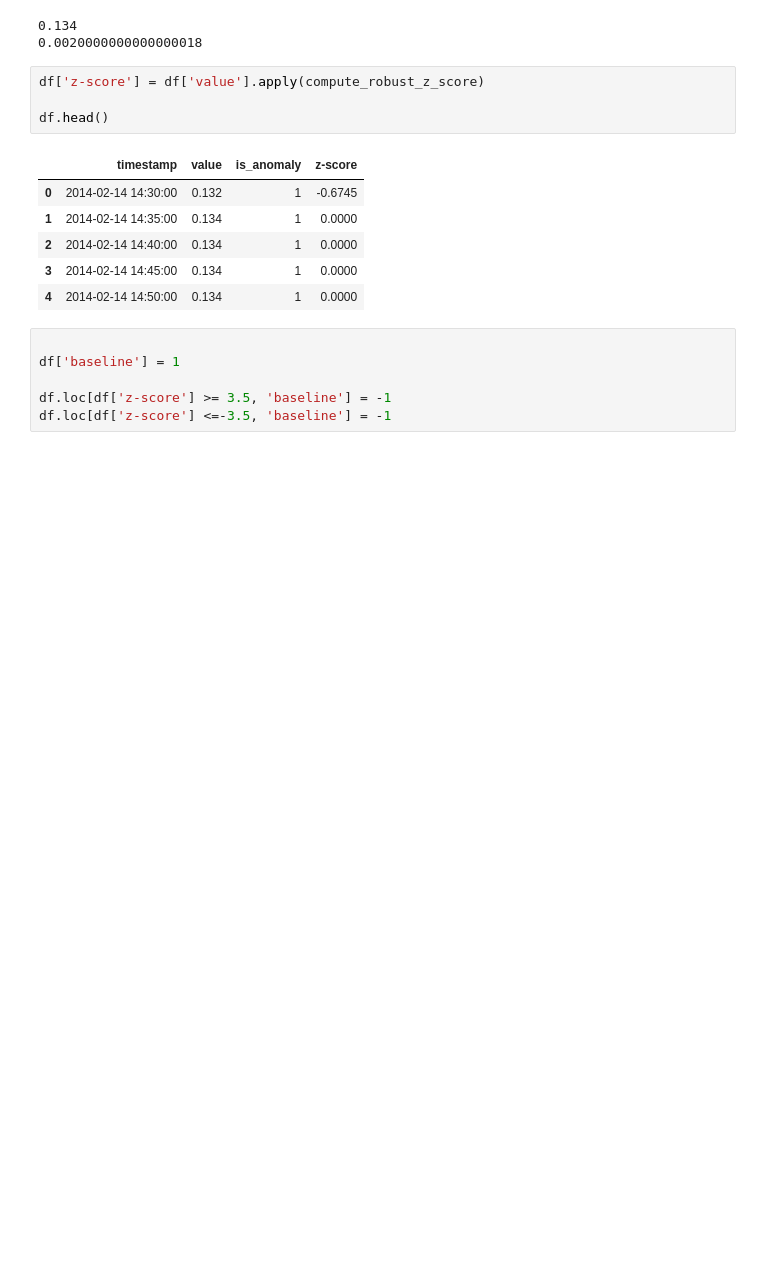
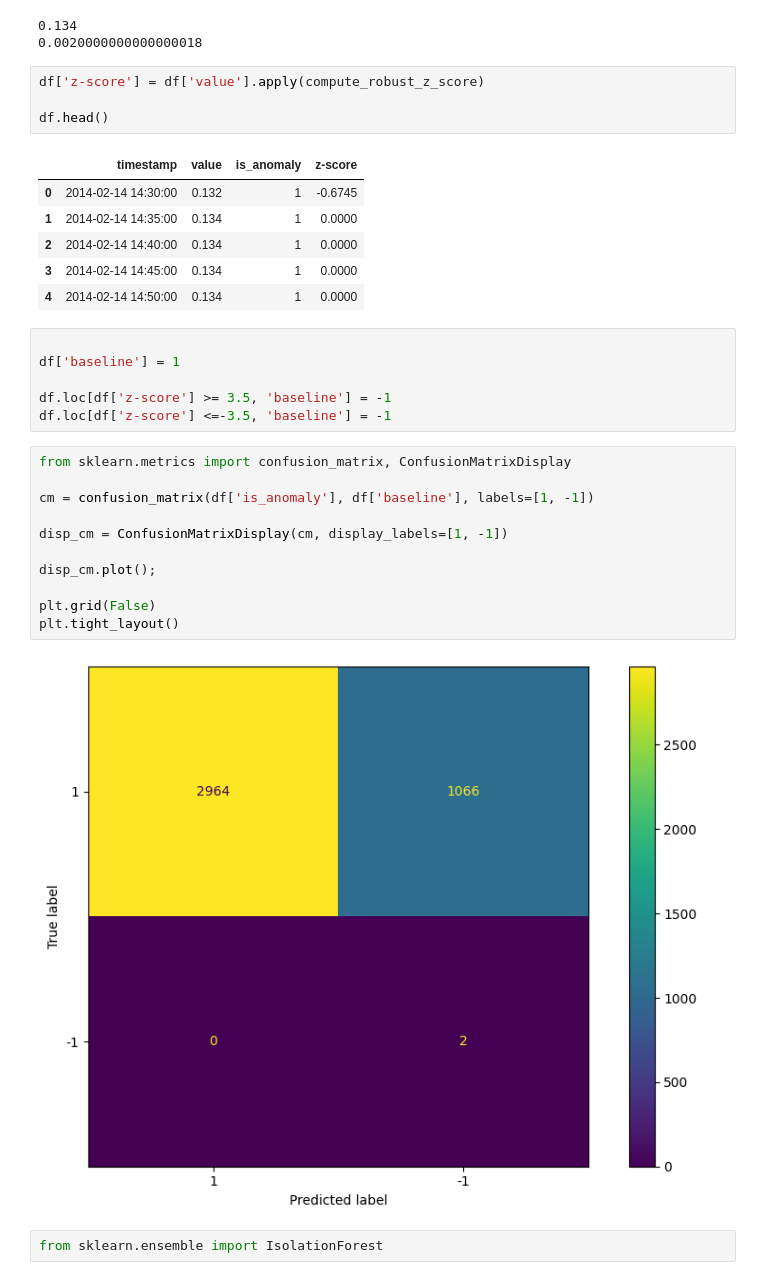
Before and after one commit to jahez07/anomalyDetection, a Jupyter notebook: anomaly_detection_timeSeries.ipynb, the cells around one changed output. Drawn from its saved outputs; the diff is of its cells as text; blank space fills up the shorter version.

```diff
--- a/anomaly_detection_timeSeries.ipynb
+++ b/anomaly_detection_timeSeries.ipynb
@@ -114,3 +114,18 @@ df['baseline'] = 1
 
 df.loc[df['z-score'] >= 3.5, 'baseline'] = -1
 df.loc[df['z-score'] <=-3.5, 'baseline'] = -1
+# %%
+from sklearn.metrics import confusion_matrix, ConfusionMatrixDisplay
+
+cm = confusion_matrix(df['is_anomaly'], df['baseline'], labels=[1, -1])
+
+disp_cm = ConfusionMatrixDisplay(cm, display_labels=[1, -1])
+
+disp_cm.plot();
+
+plt.grid(False)
+plt.tight_layout()
+# %% [output]
+[figure, added]
+# %%
+from sklearn.ensemble import IsolationForest
```
